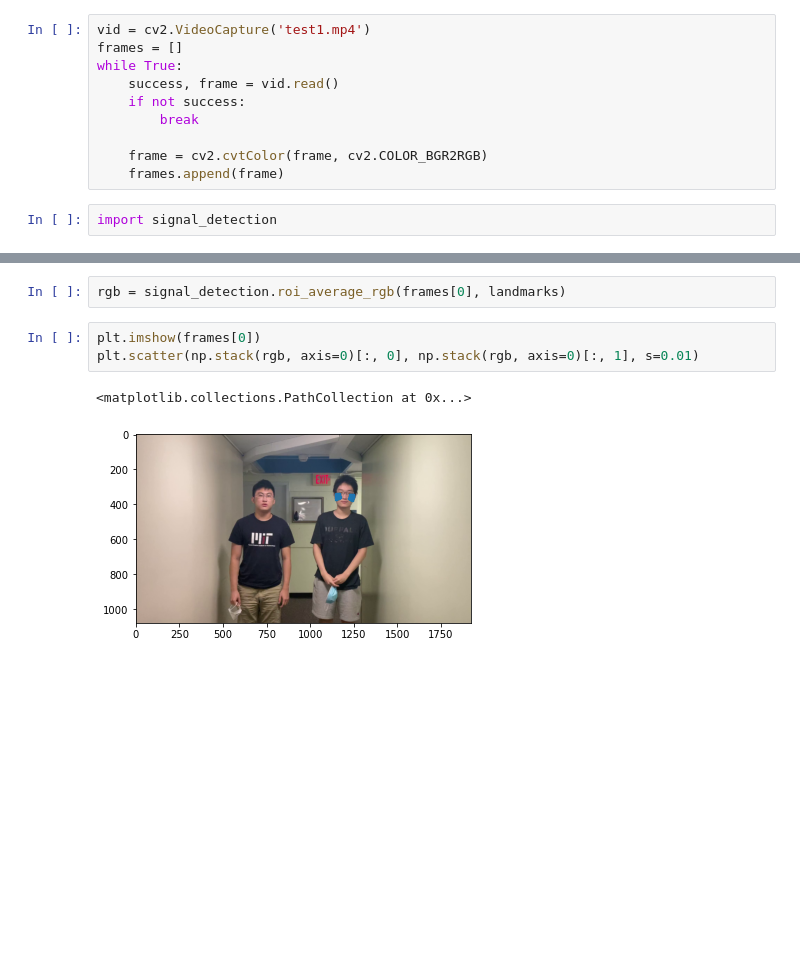
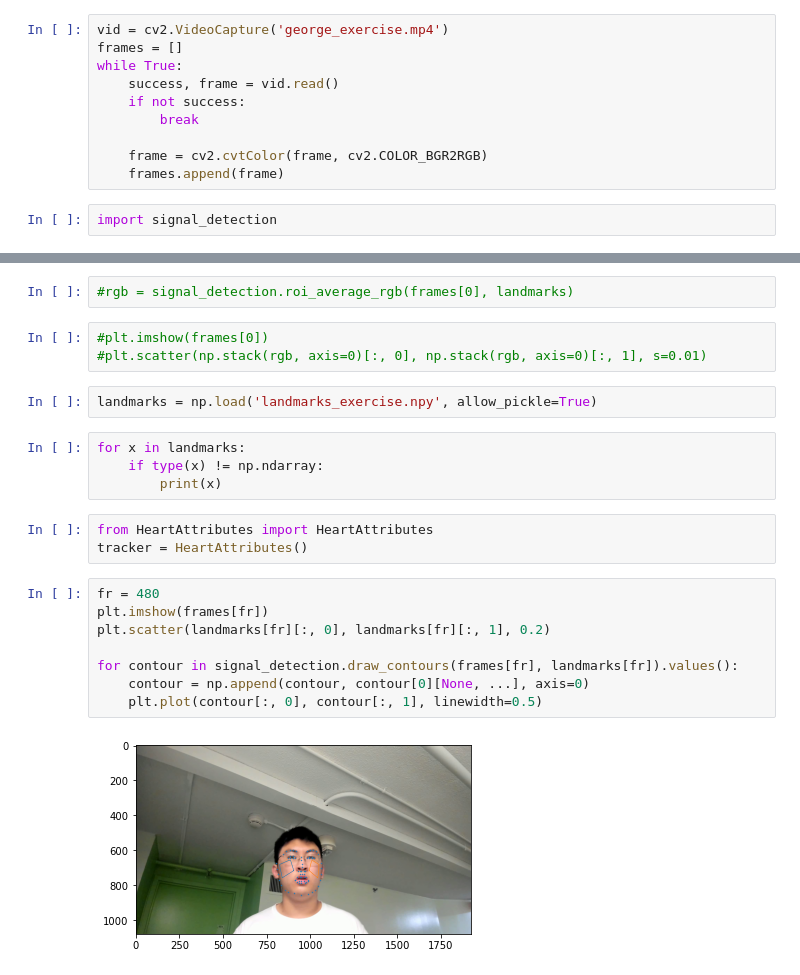
Before and after one commit to gtangg12/SenseEye, a Jupyter notebook: test.ipynb, the cells around one changed output, grey strips where cells are left out. Cells and saved outputs as stored; diff of their text form; blank space fills up the shorter version.

Commit message:
heartrate

```diff
--- a/test.ipynb
+++ b/test.ipynb
@@ -7,5 +8,5 @@ import matplotlib.pyplot as plt
 # %%
-vid = cv2.VideoCapture('test1.mp4')
+vid = cv2.VideoCapture('george_exercise.mp4')
 frames = []
 while True:
     success, frame = vid.read()
@@ -21,8 +22,24 @@ landmarks = signal_detection.landmark_detection(frames[0])
 # %%
-rgb = signal_detection.roi_average_rgb(frames[0], landmarks)
+#rgb = signal_detection.roi_average_rgb(frames[0], landmarks)
 # %%
-plt.imshow(frames[0])
-plt.scatter(np.stack(rgb, axis=0)[:, 0], np.stack(rgb, axis=0)[:, 1], s=0.01)
+#plt.imshow(frames[0])
+#plt.scatter(np.stack(rgb, axis=0)[:, 0], np.stack(rgb, axis=0)[:, 1], s=0.01)
-# %% [output]
-<matplotlib.collections.PathCollection at 0x...>
-[figure, removed]
+# %%
+landmarks = np.load('landmarks_exercise.npy', allow_pickle=True)
+# %%
+for x in landmarks:
+    if type(x) != np.ndarray:
+        print(x)
+# %%
+from HeartAttributes import HeartAttributes
+tracker = HeartAttributes()
+# %%
+fr = 480
+plt.imshow(frames[fr])
+plt.scatter(landmarks[fr][:, 0], landmarks[fr][:, 1], 0.2)
+
+for contour in signal_detection.draw_contours(frames[fr], landmarks[fr]).values():
+    contour = np.append(contour, contour[0][None, ...], axis=0)
+    plt.plot(contour[:, 0], contour[:, 1], linewidth=0.5)
+# %% [output]
+[figure, added]
```
Also changed, not shown: parts of 4 cells of this notebook, 6 other files.
